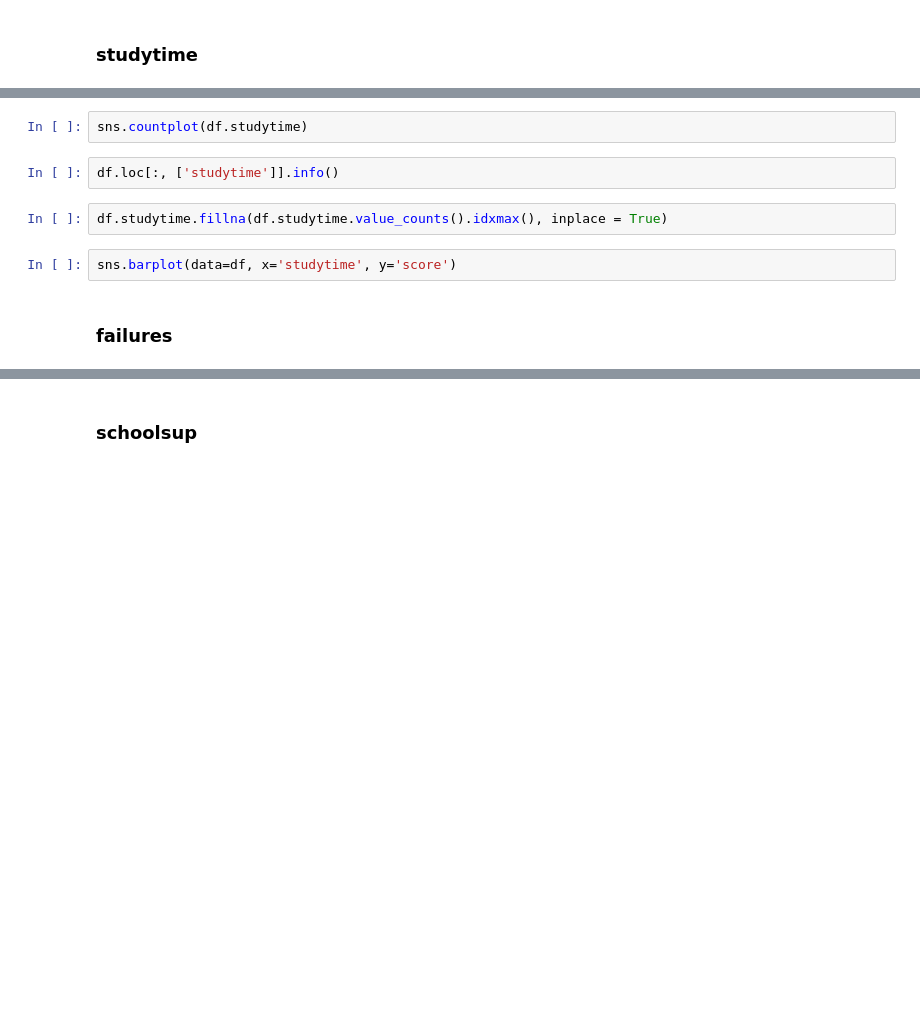
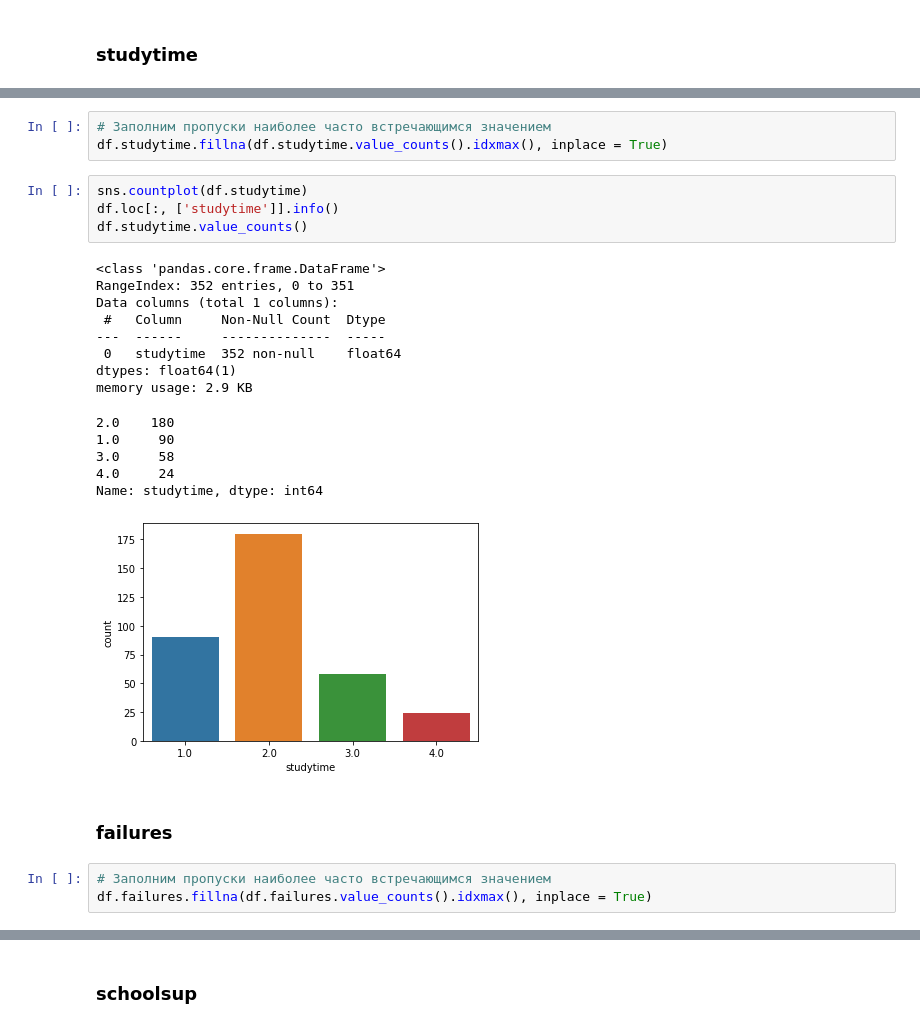
Before and after one commit to Golovolastik/skillfactory_rds, a Jupyter notebook: module_2/stud_math.ipynb, the cells around one changed output, grey strips where cells are left out. Drawn from its saved outputs; the diff is of its cells as text; blank space fills up the shorter version.

```diff
--- a/module_2/stud_math.ipynb
+++ b/module_2/stud_math.ipynb
@@ -370,12 +379,29 @@ df['studytime, granular'].describe()
+# %%
+# Заполним пропуски наиболее часто встречающимся значением
+df.studytime.fillna(df.studytime.value_counts().idxmax(), inplace = True)
 # %%
 sns.countplot(df.studytime)
+df.loc[:, ['studytime']].info()
+df.studytime.value_counts()
+# %% [output]
+<class 'pandas.core.frame.DataFrame'>
+RangeIndex: 352 entries, 0 to 351
+Data columns (total 1 columns):
+ #   Column     Non-Null Count  Dtype
+---  ------     --------------  -----
+ 0   studytime  352 non-null    float64
+dtypes: float64(1)
+memory usage: 2.9 KB
+2.0    180
+1.0     90
+3.0     58
+4.0     24
+Name: studytime, dtype: int64
+[figure, added]
-# %%
-df.loc[:, ['studytime']].info()
-# %%
-df.studytime.fillna(df.studytime.value_counts().idxmax(), inplace = True)
-# %%
-sns.barplot(data=df, x='studytime', y='score')
 # %% [markdown]
 ### failures
+# %%
+# Заполним пропуски наиболее часто встречающимся значением
+df.failures.fillna(df.failures.value_counts().idxmax(), inplace = True)
 # %%
 sns.countplot(df.failures)
```
Also changed, not shown: parts of 105 cells of this notebook.
